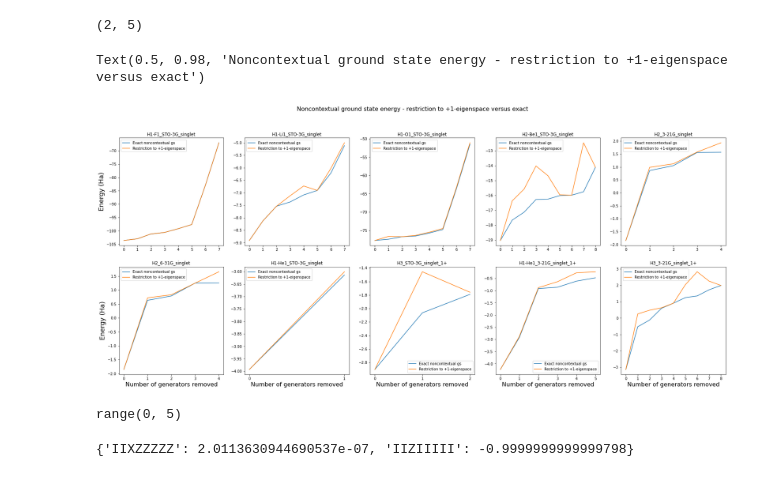
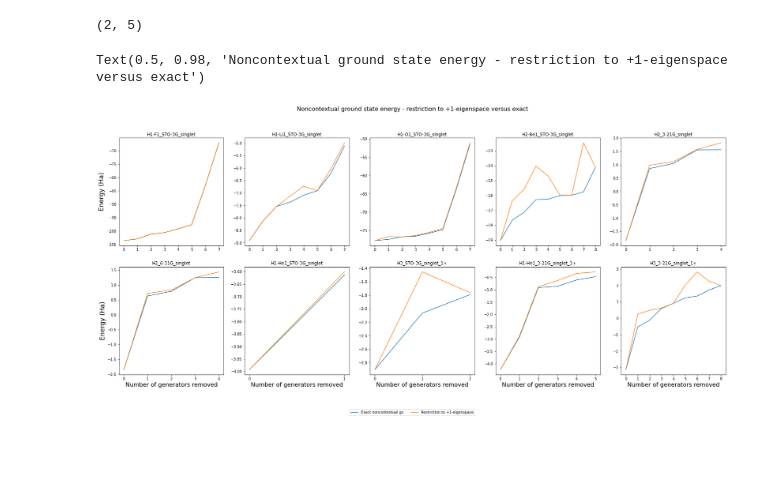
Before and after one commit to wmkirby1/CS-VQE, a Jupyter notebook: Noncontextual estimate vs ground state.ipynb, the cells around one changed output. Saved outputs shown, nothing was run; the diff lists cells and outputs as text; code cells hidden in the pictures; blank space fills up the shorter version.

```diff
--- a/Noncontextual estimate vs ground state.ipynb
+++ b/Noncontextual estimate vs ground state.ipynb
@@ -138,36 +152,40 @@ if factors[0] == 1:
 else:
     grid_pos = list(itertools.product(range(factors[0]), range(factors[1])))
 
 fig, axs = plt.subplots(nrows = factors[0], ncols = factors[1], figsize = (6*factors[1],6*factors[0]))
 
 for index, h in enumerate(nc_mols.keys()):
     grid = grid_pos[index]
 
     num_qubits = nc_mols[h]['num_qubits']
     X=range(num_qubits)
     values = list(zip(*[list(nc_mols[h][i].values()) for i in X]))
     Y1=values[0]
     Y2=values[1]
     axs[grid].set_title(str(h))
-    axs[grid].plot(X, Y1, label='Exact noncontextual gs')
-    axs[grid].plot(X, Y2, label='Restriction to +1-eigenspace')
+    l1 = axs[grid].plot(X, Y1, label='Exact noncontextual gs')
+    l2 = axs[grid].plot(X, Y2, label='Restriction to +1-eigenspace')
     axs[grid].set_xticks(X)
-    axs[grid].legend()
 
     if factors[0] != 1:
         if grid[0] == 1:
             axs[grid].set_xlabel('Number of generators removed',fontsize=16)
         if grid[1] == 0:
             axs[grid].set_ylabel('Energy (Ha)',fontsize=18)
     else:
         axs[grid].set_xlabel('Number of generators removed',fontsize=16)
         if grid == 0:
             axs[grid].set_ylabel('Energy (Ha)',fontsize=18)
 
-
+handles, labels = axs[grid].get_legend_handles_labels()
+fig.legend(handles,
+           labels,
+           loc="lower center",
+           borderaxespad=0.1,
+           ncol=2)
 fig.suptitle('Noncontextual ground state energy - restriction to +1-eigenspace versus exact', fontsize=16)
 # %% [output]
 (2, 5)
 Text(0.5, 0.98, 'Noncontextual ground state energy - restriction to +1-eigenspace versus exact')
-[figure, old version]
+[figure, new version]
 # %%
@@ -175,8 +192,0 @@ fig.savefig("plots/nc_+1_restriction_versus_exact", dpi=300)
-# %%
-grid_pos
-# %% [output]
-range(0, 5)
-# %%
-A
-# %% [output]
-{'IIXZZZZZ': 2.0113630944690537e-07, 'IIZIIIII': -0.9999999999999798}
```
Also changed, not shown: parts of 8 cells of this notebook, 5 other files.
